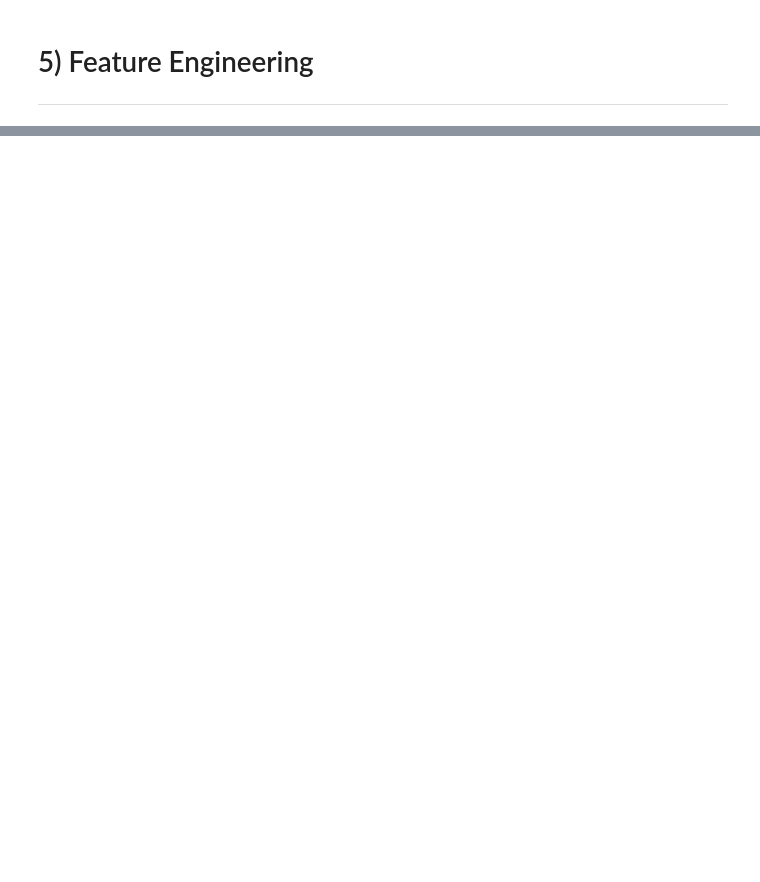
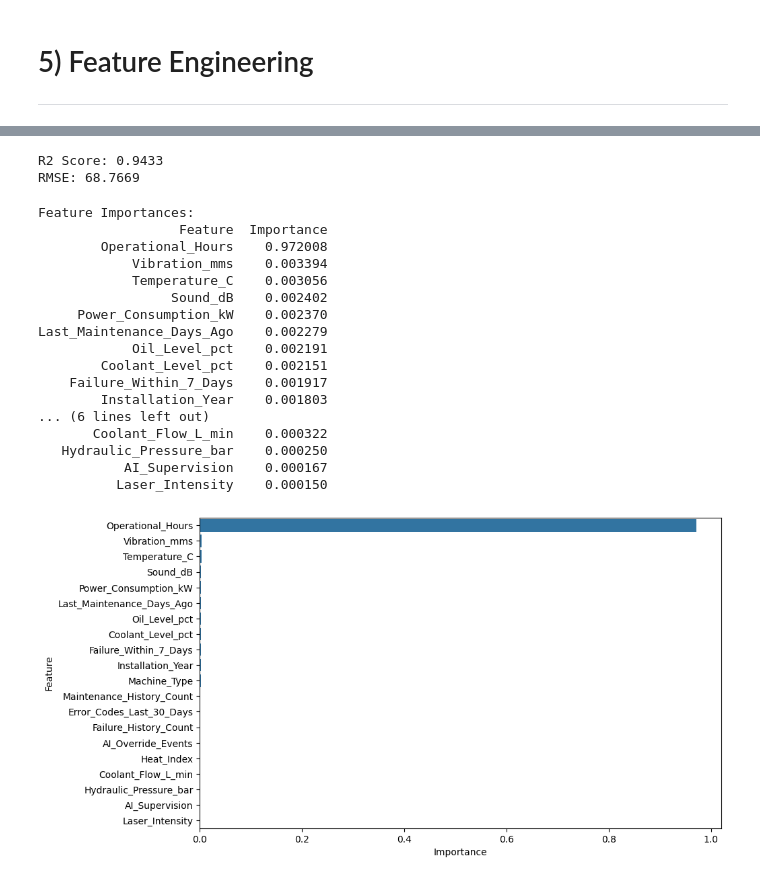
Before and after one commit to bahaa24git/NTI-Machine-Maintenance-Prediction, a Jupyter notebook: factory.ipynb, the cells around one changed output, grey strips where cells are left out. Cells and saved outputs as stored; diff of their text form; code cells hidden in the pictures; blank space fills up the shorter version.

Commit message:
Added Linear Regression, RandomForestRegressor, DecisionTreeRegressor, and NeuralNetwork models

```diff
--- a/factory.ipynb
+++ b/factory.ipynb
@@ -265,0 +344,65 @@ plt.show()
+# %%
+from sklearn.model_selection import train_test_split
+from sklearn.tree import DecisionTreeRegressor
+from sklearn.metrics import mean_squared_error, r2_score
+import numpy as np
+import pandas as pd
+
+# Prepare a clean modeling dataset
+model_df = df.copy()
+model_df = model_df.drop(columns=['Machine_ID'], errors='ignore')
+
+for col in model_df.select_dtypes(include=['object', 'bool']).columns:
+    if col != 'Remaining_Useful_Life_days':
+        model_df[col] = label_encode_column(model_df[col])
+
+X = model_df.drop(columns=['Remaining_Useful_Life_days'])
+y = model_df['Remaining_Useful_Life_days']
+
+# Split data
+X_train, X_test, y_train, y_test = train_test_split(X, y, test_size=0.2, random_state=42)
+
+# Train model
+model = DecisionTreeRegressor(random_state=42)
+model.fit(X_train, y_train)
+
+# Predict and evaluate
+predictions = model.predict(X_test)
+rmse = np.sqrt(mean_squared_error(y_test, predictions))
+r2 = r2_score(y_test, predictions)
+
+print('R2 Score:', round(r2, 4))
+print('RMSE:', round(rmse, 4))
+# %% [output]
+R2 Score: 0.9433
+RMSE: 68.7669
+# %%
+print('Feature Importances:')
+importance_df = pd.DataFrame({
+    'Feature': X.columns,
+    'Importance': model.feature_importances_
+}).sort_values(by='Importance', ascending=False)
+
+plt.figure(figsize=(10, 6))
+sns.barplot(x='Importance', y='Feature', data=importance_df)
+
+print(importance_df.to_string(index=False))
+# %% [output]
+Feature Importances:
+                  Feature  Importance
+        Operational_Hours    0.972008
+            Vibration_mms    0.003394
+            Temperature_C    0.003056
+                 Sound_dB    0.002402
+     Power_Consumption_kW    0.002370
+Last_Maintenance_Days_Ago    0.002279
+            Oil_Level_pct    0.002191
+        Coolant_Level_pct    0.002151
+    Failure_Within_7_Days    0.001917
+        Installation_Year    0.001803
+... (6 lines left out)
+       Coolant_Flow_L_min    0.000322
+   Hydraulic_Pressure_bar    0.000250
+           AI_Supervision    0.000167
+          Laser_Intensity    0.000150
+[figure, added]
```
Also changed, not shown: parts of 22 cells of this notebook.
